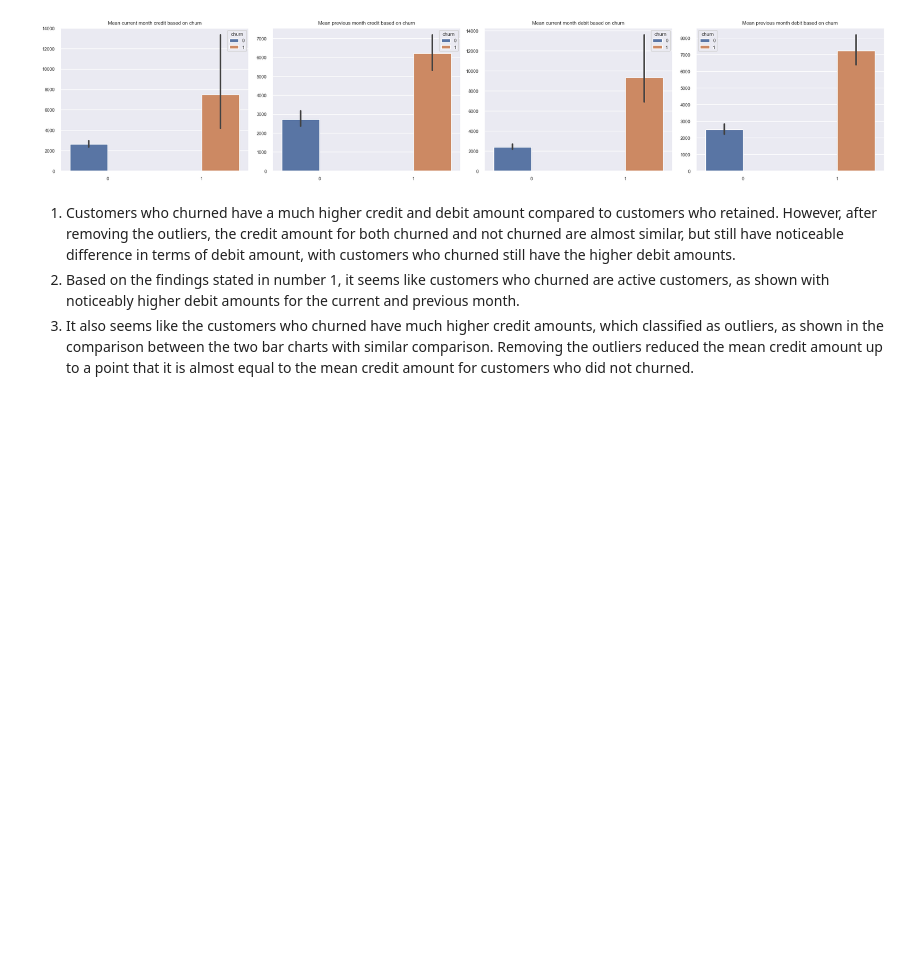
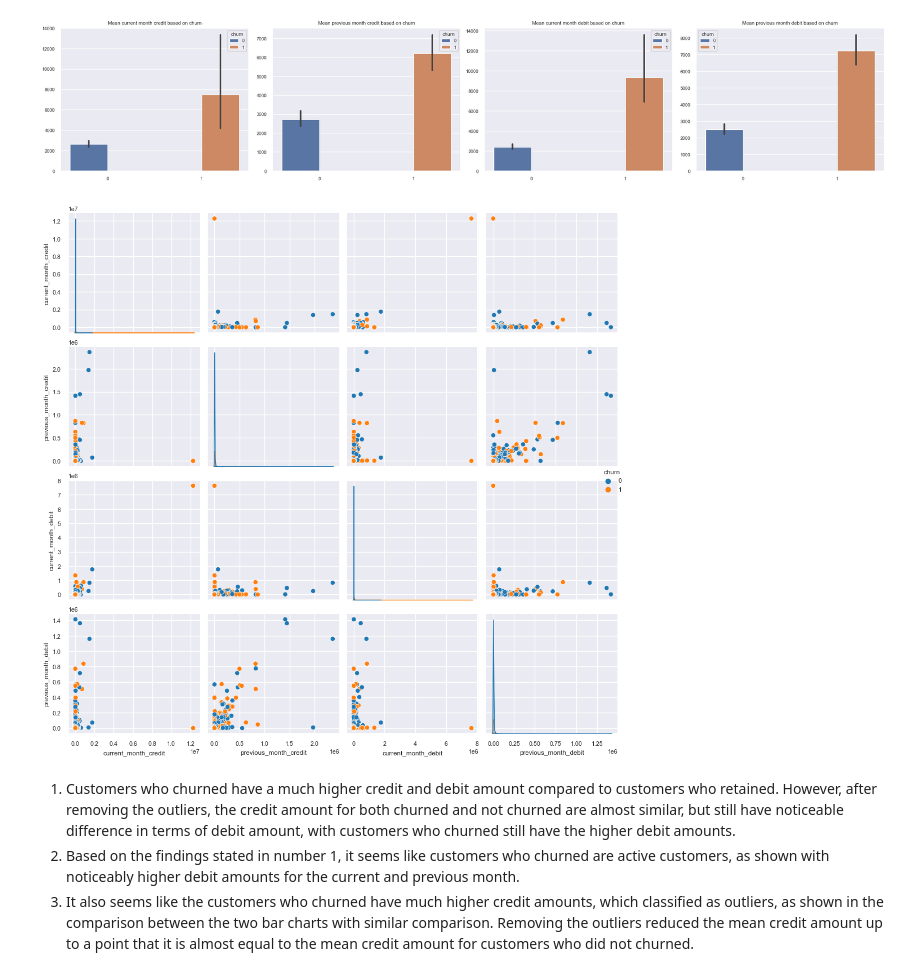
Before and after one commit to ryanlacsamana/Bank_Customer_Churn_Prediction, a Jupyter notebook: bank_customer_churn_prediction.ipynb, the cells around one changed output. Cells and saved outputs as stored; diff of their text form; code cells hidden in the pictures; blank space fills up the shorter version.

```diff
--- a/bank_customer_churn_prediction.ipynb
+++ b/bank_customer_churn_prediction.ipynb
@@ -510,6 +510,16 @@ plt.tight_layout()
 plt.show()
 # %% [output]
 [figure]
+# %%
+credit_debit_col = df1[['current_month_credit','previous_month_credit','current_month_debit','previous_month_debit','churn']]
+
+## Create a plot to visualize the relationship between credit and debit variables and churn
+sns.pairplot(credit_debit_col, hue='churn', palette=sns.color_palette('tab10',2))
+
+plt.tight_layout()
+plt.show()
+# %% [output]
+[figure, added]
 # %% [markdown]
 1. Customers who churned have a much higher credit and debit amount compared to customers who retained. However, after removing the outliers, the credit amount for both churned and not churned are almost similar, but still have noticeable difference in terms of debit amount, with customers who churned still have the higher debit amounts.
 2. Based on the findings stated in number 1, it seems like customers who churned are active customers, as shown with noticeably higher debit amounts for the current and previous month.
```
